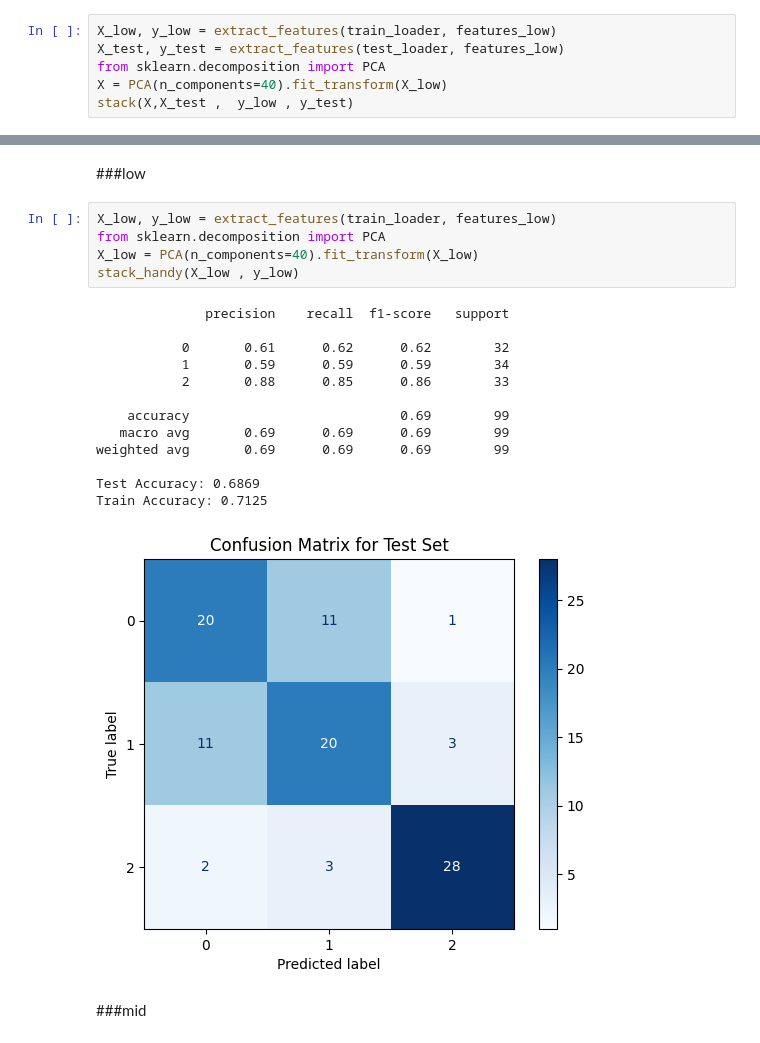
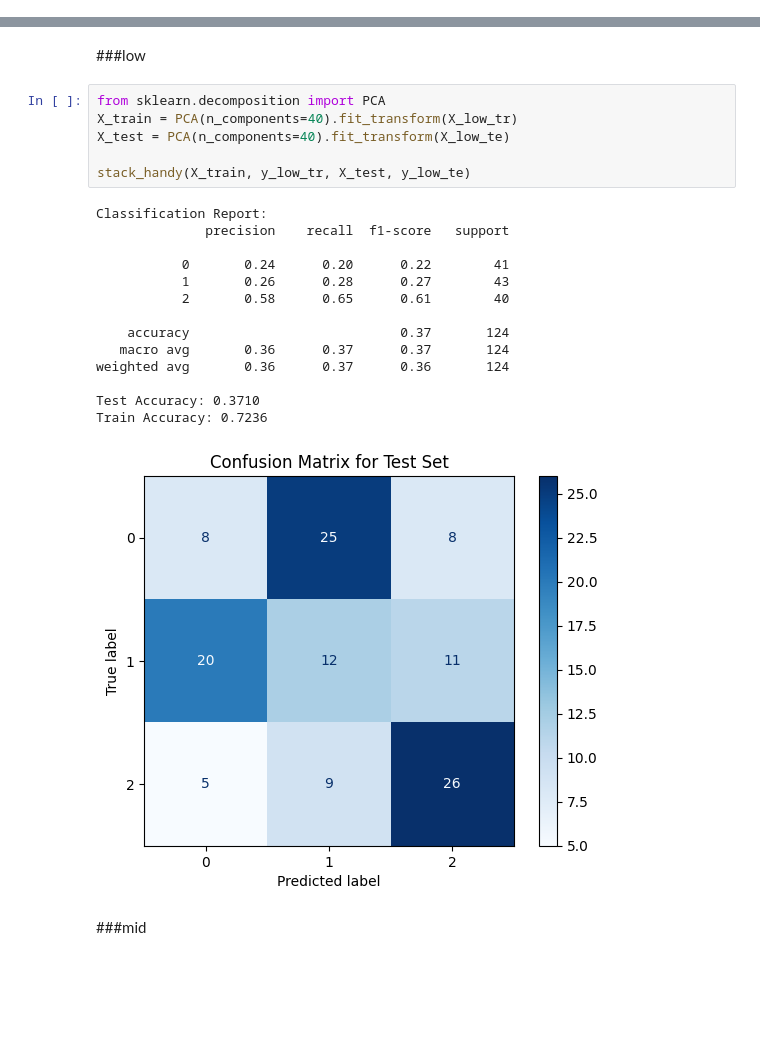
Before and after one commit to StuckInAnEndlessFebruary/stacked-learner, a Jupyter notebook: StackedLearner.ipynb, the cells around one changed output, grey strips where cells are left out. Saved outputs shown, nothing was run; the diff lists cells and outputs as text; blank space fills up the shorter version.

```diff
--- a/StackedLearner.ipynb
+++ b/StackedLearner.ipynb
@@ -1591,6 +1074,0 @@ Train Accuracy: 0.9949
-# %%
-X_low, y_low = extract_features(train_loader, features_low)
-X_test, y_test = extract_features(test_loader, features_low)
-from sklearn.decomposition import PCA
-X = PCA(n_components=40).fit_transform(X_low)
-stack(X,X_test ,  y_low , y_test)
@@ -1762,23 +1412,25 @@ def stack_handy(X , y):
 # %% [markdown]
 ###low
-# %%
-X_low, y_low = extract_features(train_loader, features_low)
-from sklearn.decomposition import PCA
-X_low = PCA(n_components=40).fit_transform(X_low)
-stack_handy(X_low , y_low)
-# %% [output]
-              precision    recall  f1-score   support
-
-           0       0.61      0.62      0.62        32
-           1       0.59      0.59      0.59        34
-           2       0.88      0.85      0.86        33
-
-    accuracy                           0.69        99
-   macro avg       0.69      0.69      0.69        99
-weighted avg       0.69      0.69      0.69        99
-
-Test Accuracy: 0.6869
-Train Accuracy: 0.7125
-[figure, removed]
+# %%
+from sklearn.decomposition import PCA
+X_train = PCA(n_components=40).fit_transform(X_low_tr)
+X_test = PCA(n_components=40).fit_transform(X_low_te)
+
+stack_handy(X_train, y_low_tr, X_test, y_low_te)
+# %% [output]
+Classification Report:
+              precision    recall  f1-score   support
+
+           0       0.24      0.20      0.22        41
+           1       0.26      0.28      0.27        43
+           2       0.58      0.65      0.61        40
+
+    accuracy                           0.37       124
+   macro avg       0.36      0.37      0.37       124
+weighted avg       0.36      0.37      0.36       124
+
+Test Accuracy: 0.3710
+Train Accuracy: 0.7236
+[figure, added]
 # %% [markdown]
 ###mid
```
Also changed, not shown: parts of 42 cells of this notebook.
